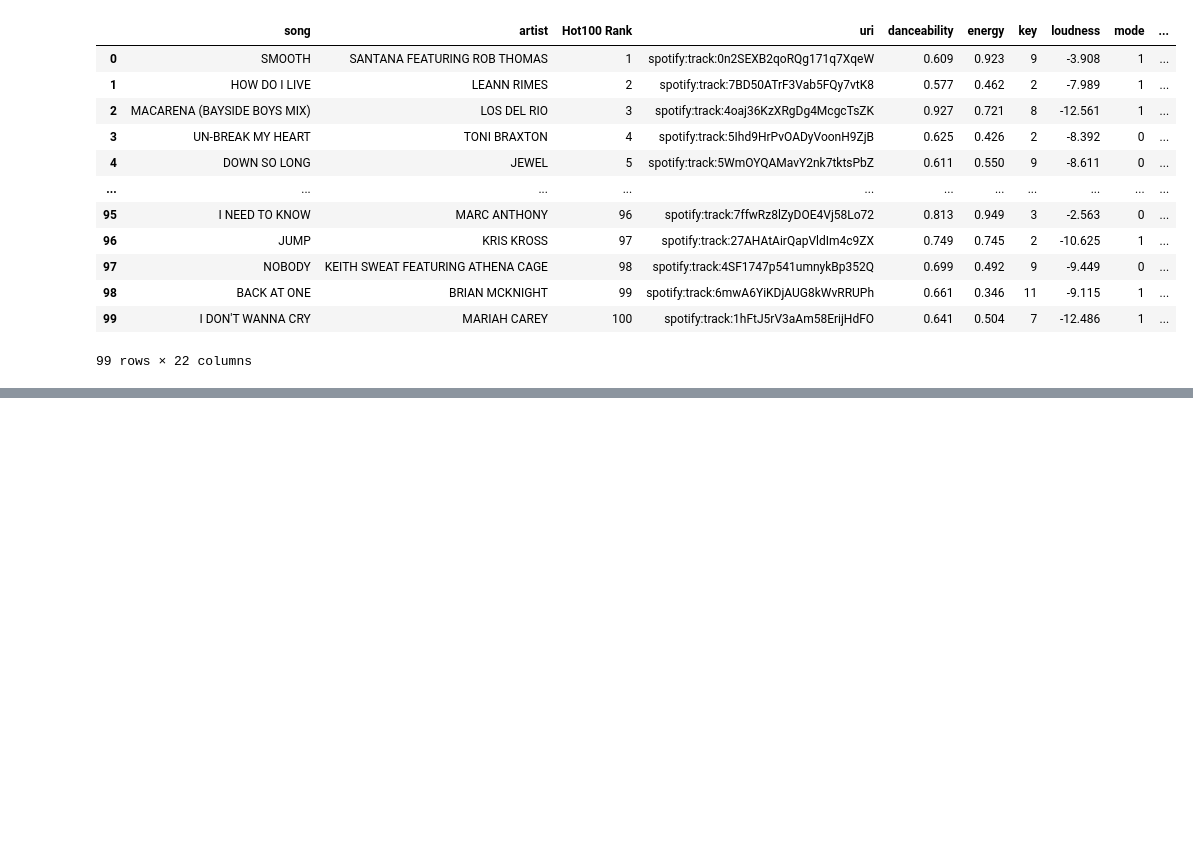
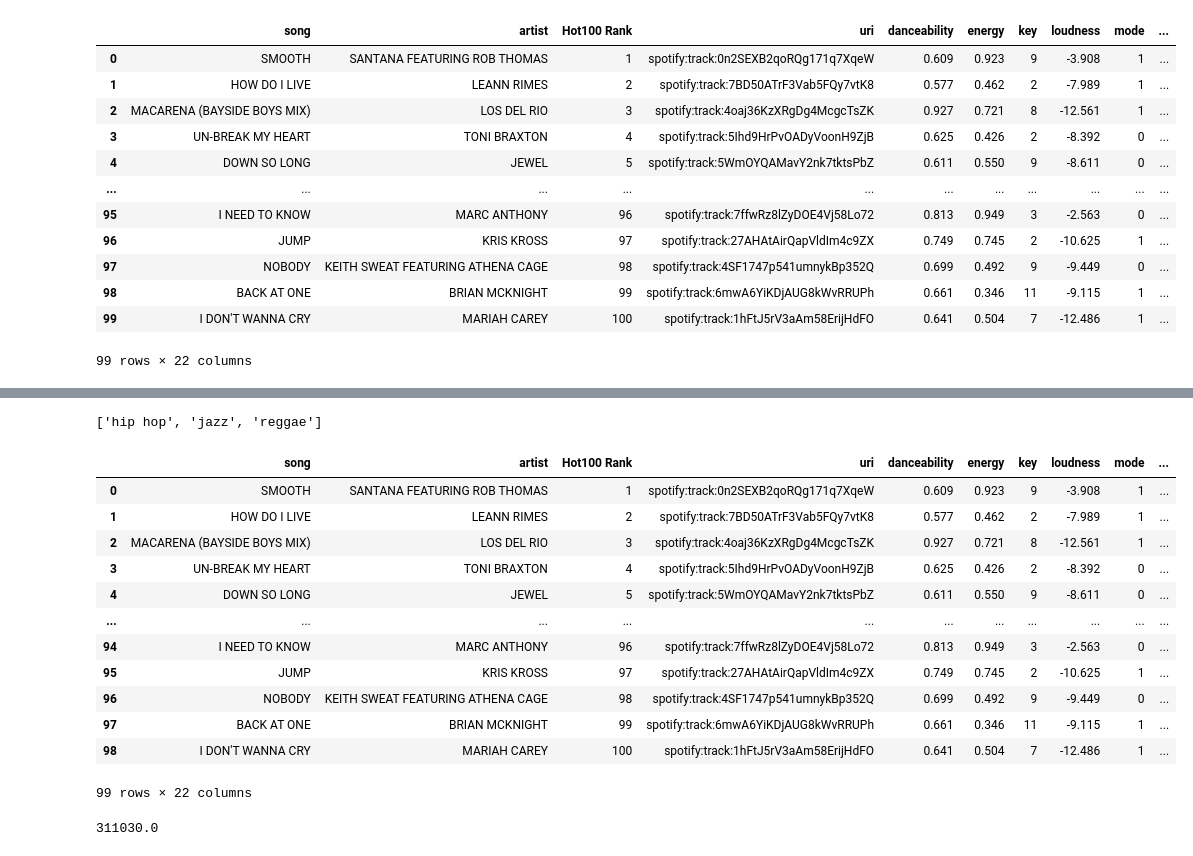
Before and after one commit to nhhongan/timeless-songs-on-spotify, a Jupyter notebook: data_processing.ipynb, the cells around one changed output, grey strips where cells are left out. Drawn from its saved outputs; the diff is of its cells as text; code cells hidden in the pictures; blank space fills up the shorter version.

```diff
--- a/data_processing.ipynb
+++ b/data_processing.ipynb
@@ -778,0 +841,11 @@ final_top_100_90s.to_csv('final_top_100_90s.csv', index=False)
+# %%
+for index, row in final_80s.iterrows():
+    if row['streams'] == 0 and row['genre'] in minor_genre:
+        genre = row['genre']
+        median_streams = median_streams_all_genres
+        min_value = max(0, int(median_streams * 0.8))  # Set a minimum value as a percentage of the mean
+        random_value = np.random.randint(min_value, median_streams + 1)
+        final_80s.at[index, 'streams'] = int(random_value)
+
+final_80s
+final_80s.to_csv('final_80s.csv', index=False)
@@ -778,0 +869,4 @@ final_top_100_90s.to_csv('final_top_100_90s.csv', index=False)
+# %%
+mean_streams_by_genre = final_90s.groupby('genre')['streams'].mean()
+minor_genre = list(mean_streams_by_genre[mean_streams_by_genre == 0].index)
+mean_streams_by_genre
@@ -778,0 +883,33 @@ final_top_100_90s.to_csv('final_top_100_90s.csv', index=False)
+# %%
+minor_genre
+# %% [output]
+['hip hop', 'jazz', 'reggae']
+# %%
+for index, row in final_90s.iterrows():
+    if row['streams'] == 0 and row['genre'] not in minor_genre:
+        genre = row['genre']
+        mean_streams = mean_streams_by_genre[genre]
+        min_value = max(0, int(mean_streams * 0.8))  # Set a minimum value as a percentage of the mean
+        random_value = np.random.randint(min_value, mean_streams + 1)
+        final_90s.at[index, 'streams'] = int(random_value)
+
+final_90s
+# %% [output]
+|  | song | artist | Hot100 Rank | uri | danceability | energy | key | loudness | mode | ... |
+| 0 | SMOOTH | SANTANA FEATURING ROB THOMAS | 1 | spotify:track:0n2SEXB2qoRQg171q7XqeW | 0.609 | 0.923 | 9 | -3.908 | 1 | ... |
+| 1 | HOW DO I LIVE | LEANN RIMES | 2 | spotify:track:7BD50ATrF3Vab5FQy7vtK8 | 0.577 | 0.462 | 2 | -7.989 | 1 | ... |
+| 2 | MACARENA (BAYSIDE BOYS MIX) | LOS DEL RIO | 3 | spotify:track:4oaj36KzXRgDg4McgcTsZK | 0.927 | 0.721 | 8 | -12.561 | 1 | ... |
+| 3 | UN-BREAK MY HEART | TONI BRAXTON | 4 | spotify:track:5Ihd9HrPvOADyVoonH9ZjB | 0.625 | 0.426 | 2 | -8.392 | 0 | ... |
+| 4 | DOWN SO LONG | JEWEL | 5 | spotify:track:5WmOYQAMavY2nk7tktsPbZ | 0.611 | 0.550 | 9 | -8.611 | 0 | ... |
+| ... | ... | ... | ... | ... | ... | ... | ... | ... | ... | ... |
+| 94 | I NEED TO KNOW | MARC ANTHONY | 96 | spotify:track:7ffwRz8lZyDOE4Vj58Lo72 | 0.813 | 0.949 | 3 | -2.563 | 0 | ... |
+| 95 | JUMP | KRIS KROSS | 97 | spotify:track:27AHAtAirQapVldIm4c9ZX | 0.749 | 0.745 | 2 | -10.625 | 1 | ... |
+| 96 | NOBODY | KEITH SWEAT FEATURING ATHENA CAGE | 98 | spotify:track:4SF1747p541umnykBp352Q | 0.699 | 0.492 | 9 | -9.449 | 0 | ... |
+| 97 | BACK AT ONE | BRIAN MCKNIGHT | 99 | spotify:track:6mwA6YiKDjAUG8kWvRRUPh | 0.661 | 0.346 | 11 | -9.115 | 1 | ... |
+| 98 | I DON'T WANNA CRY | MARIAH CAREY | 100 | spotify:track:1hFtJ5rV3aAm58ErijHdFO | 0.641 | 0.504 | 7 | -12.486 | 1 | ... |
+99 rows × 22 columns
+# %%
+median_streams_all_genres = final_90s['streams'].median()
+median_streams_all_genres
+# %% [output]
+311030.0
```
Also changed, not shown: parts of 8 cells of this notebook, 2 other files.
